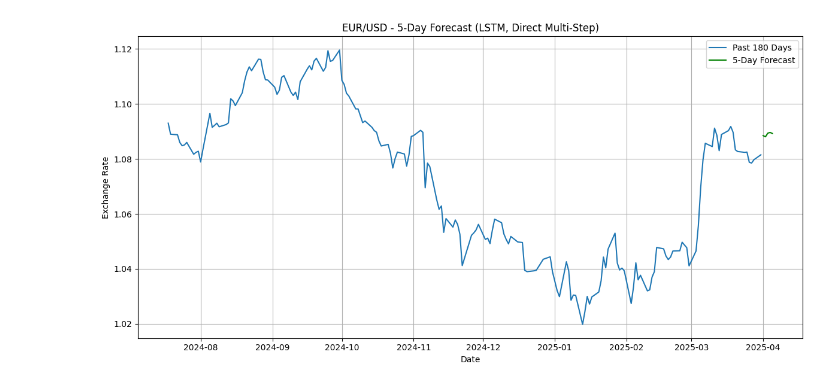
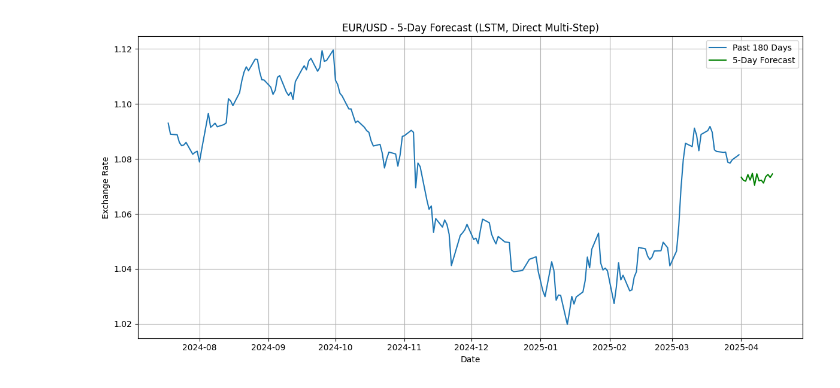
Before and after one commit to DPK-VT/MLTESTS, a Jupyter notebook: Currency_ECBTest4_W180_REV.ipynb, the cells around one changed output. Drawn from its saved outputs; the diff is of its cells as text; code cells hidden in the pictures.

```diff
--- a/Currency_ECBTest4_W180_REV.ipynb
+++ b/Currency_ECBTest4_W180_REV.ipynb
@@ -51,7 +51,7 @@ def create_sequences_multi_output(data, window_size, forecast_horizon):
     return np.array(X), np.array(y)
 
 window_size = 180
-forecast_horizon = 5
+forecast_horizon = 15
 X, y = create_sequences_multi_output(scaled_data, window_size, forecast_horizon)
 
 # --- Train/val/test split ---
@@ -99,7 +99,7 @@ history = model.fit(
 
 #forecast
 forecast_input = X_test[-1].reshape(1, window_size, 1)
-forecast = model.predict(forecast_input)[0]  # Shape: (5,)
+forecast = model.predict(forecast_input)[0]  # Shape: (15,)
 
 forecast = scaler.inverse_transform(forecast.reshape(-1, 1))
 
@@ -144 +144 @@ Epoch 71: ReduceLROnPlateau reducing learning rate to 1.2207031829802872e-07.
-[figure, old version]
+[figure, new version]
```
Also changed, not shown: parts of 1 cell of this notebook.
